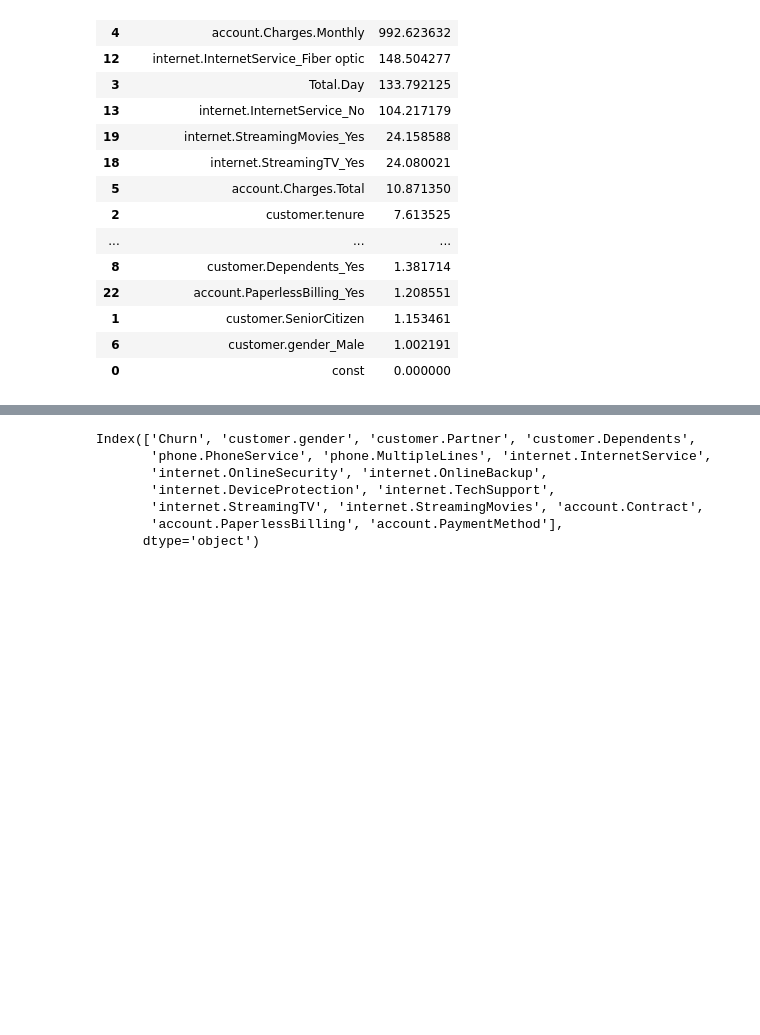
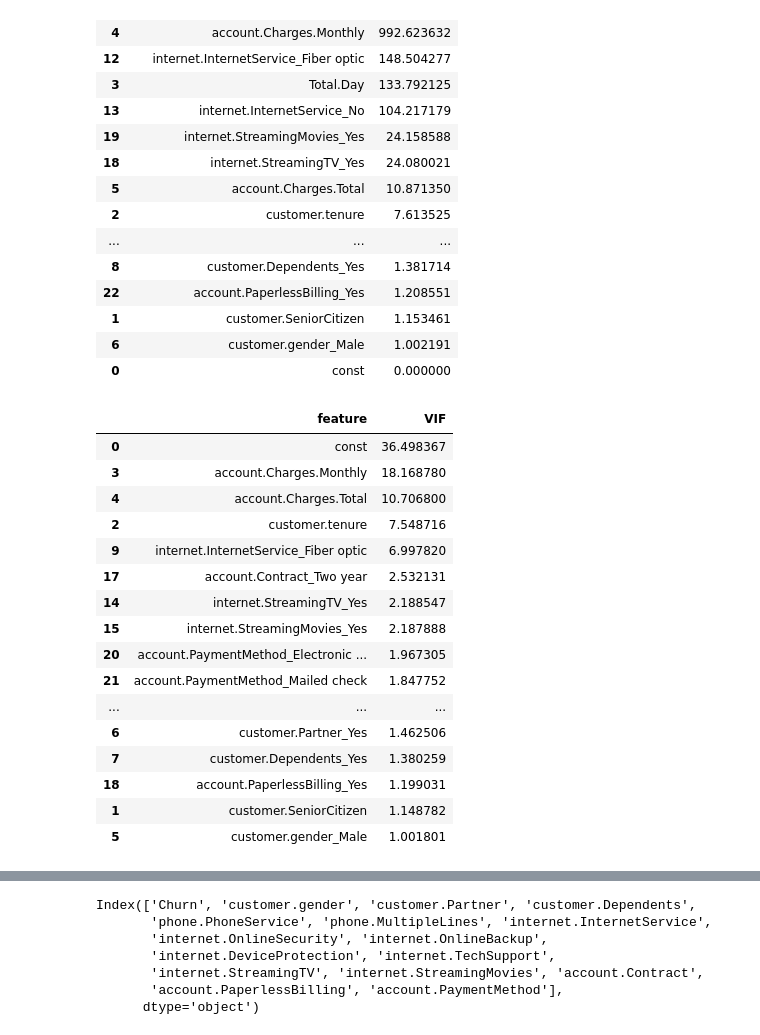
Before and after one commit to Gabriel-muni/Telecom_X_parte2, a Jupyter notebook: Telecom_X_parte2.ipynb, the cells around one changed output, grey strips where cells are left out. Drawn from its saved outputs; the diff is of its cells as text; code cells hidden in the pictures; blank space fills up the shorter version.

```diff
--- a/Telecom_X_parte2.ipynb
+++ b/Telecom_X_parte2.ipynb
@@ -251,3 +251,43 @@ display(vif_data.sort_values(by="VIF", ascending=False))
 | 1 | customer.SeniorCitizen | 1.153461 |
 | 6 | customer.gender_Male | 1.002191 |
 | 0 | const | 0.000000 |
+# %%
+import pandas as pd
+import numpy as np
+from statsmodels.stats.outliers_influence import variance_inflation_factor
+import statsmodels.api as sm
+#copiar X original para no modificar el primero
+x_filtrado = x_constante.copy()
+#remover variables con multicolinealidad perfecta, las que tienden a inf
+cols_to_drop = ["phone.PhoneService_Yes", "phone.MultipleLines_No phone service"]
+x_filtrado.drop(columns=cols_to_drop, inplace=True)
+#remover redundancias fuertes entre variables numericas, si total.day y charges.total son derivados de mes o ternure, mantenemos solo 1
+x_filtrado.drop(columns=["Total.Day"], inplace=True)
+#remover redundancia entre dummies de misma variable categorica, si uso get.dummies sin drop.first tengo dummies redundantes para internetservice
+x_filtrado.drop(columns=["internet.InternetService_No"], inplace=True)
+#garantizar que los datos estan en float para que el vif funcione
+x_filtrado = x_filtrado.astype(float)
+#recalcular el vif
+vif_data = pd.DataFrame()
+vif_data["feature"] = x_filtrado.columns
+vif_data["VIF"] = [variance_inflation_factor(x_filtrado.values, i) for i in range(x_filtrado.shape[1])]
+#mostrar los resultados
+display(vif_data.sort_values(by="VIF", ascending=False))
+# %% [output]
+|  | feature | VIF |
+| 0 | const | 36.498367 |
+| 3 | account.Charges.Monthly | 18.168780 |
+| 4 | account.Charges.Total | 10.706800 |
+| 2 | customer.tenure | 7.548716 |
+| 9 | internet.InternetService_Fiber optic | 6.997820 |
+| 17 | account.Contract_Two year | 2.532131 |
+| 14 | internet.StreamingTV_Yes | 2.188547 |
+| 15 | internet.StreamingMovies_Yes | 2.187888 |
+| 20 | account.PaymentMethod_Electronic ... | 1.967305 |
+| 21 | account.PaymentMethod_Mailed check | 1.847752 |
+| ... | ... | ... |
+| 6 | customer.Partner_Yes | 1.462506 |
+| 7 | customer.Dependents_Yes | 1.380259 |
+| 18 | account.PaperlessBilling_Yes | 1.199031 |
+| 1 | customer.SeniorCitizen | 1.148782 |
+| 5 | customer.gender_Male | 1.001801 |
```
Also changed, not shown: parts of 3 cells of this notebook.
